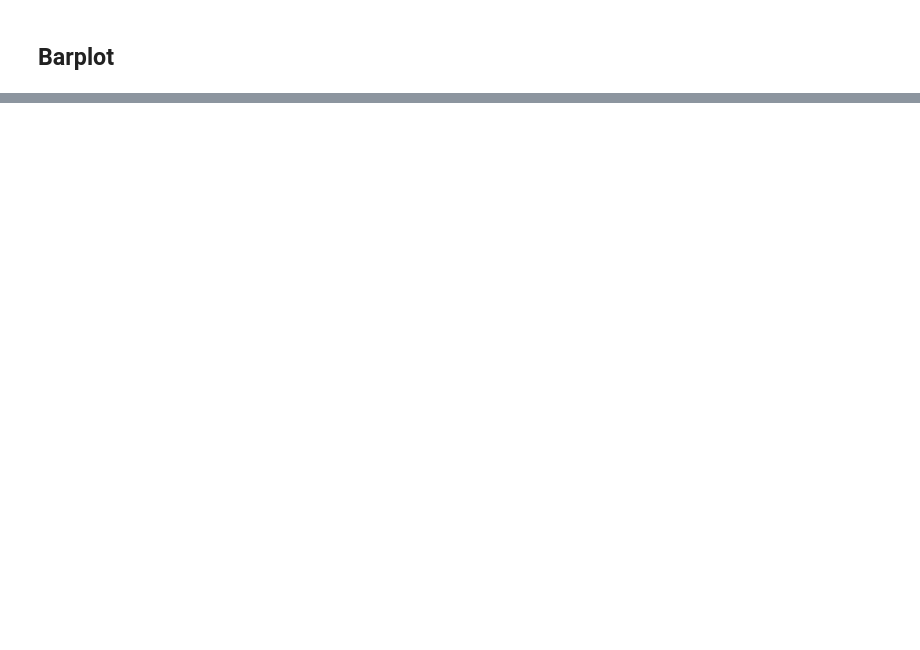
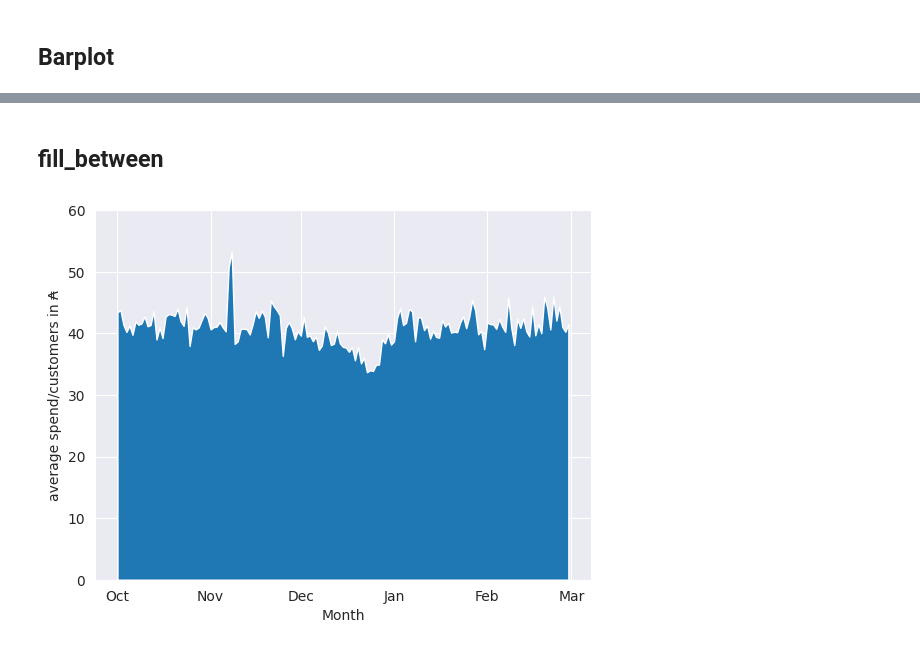
Before and after one commit to mdesmartin/piscine_datascience, a Jupyter notebook: 2_data_analyst/ex01/chart.ipynb, the cells around one changed output, grey strips where cells are left out. Cells and saved outputs as stored; diff of their text form; code cells hidden in the pictures; blank space fills up the shorter version.

```diff
--- a/2_data_analyst/ex01/chart.ipynb
+++ b/2_data_analyst/ex01/chart.ipynb
@@ -52,0 +69,20 @@ plt.show()
+# %% [markdown]
+## fill_between
+# %%
+tmp = df.sort_values(by='event_time')
+tmp.set_index('event_time', inplace=True)
+
+total_spent = tmp['price'].resample('D').sum()
+unique_customers = tmp['user_id'].resample('D').nunique()
+average_spent_per_customer = total_spent / unique_customers
+
+sns.set_style("darkgrid")
+plt.fill_between(average_spent_per_customer.index, average_spent_per_customer.values)
+plt.gca().xaxis.set_major_locator(mdates.MonthLocator(interval=1))
+plt.gca().xaxis.set_major_formatter(mdates.DateFormatter('%b'))
+plt.ylim(0, 60)
+plt.xlabel('Month')
+plt.ylabel('average spend/customers in ₳')
+plt.grid(True);
+# %% [output]
+[figure, added]
```
Also changed, not shown: parts of 5 cells of this notebook, 4 other files.
